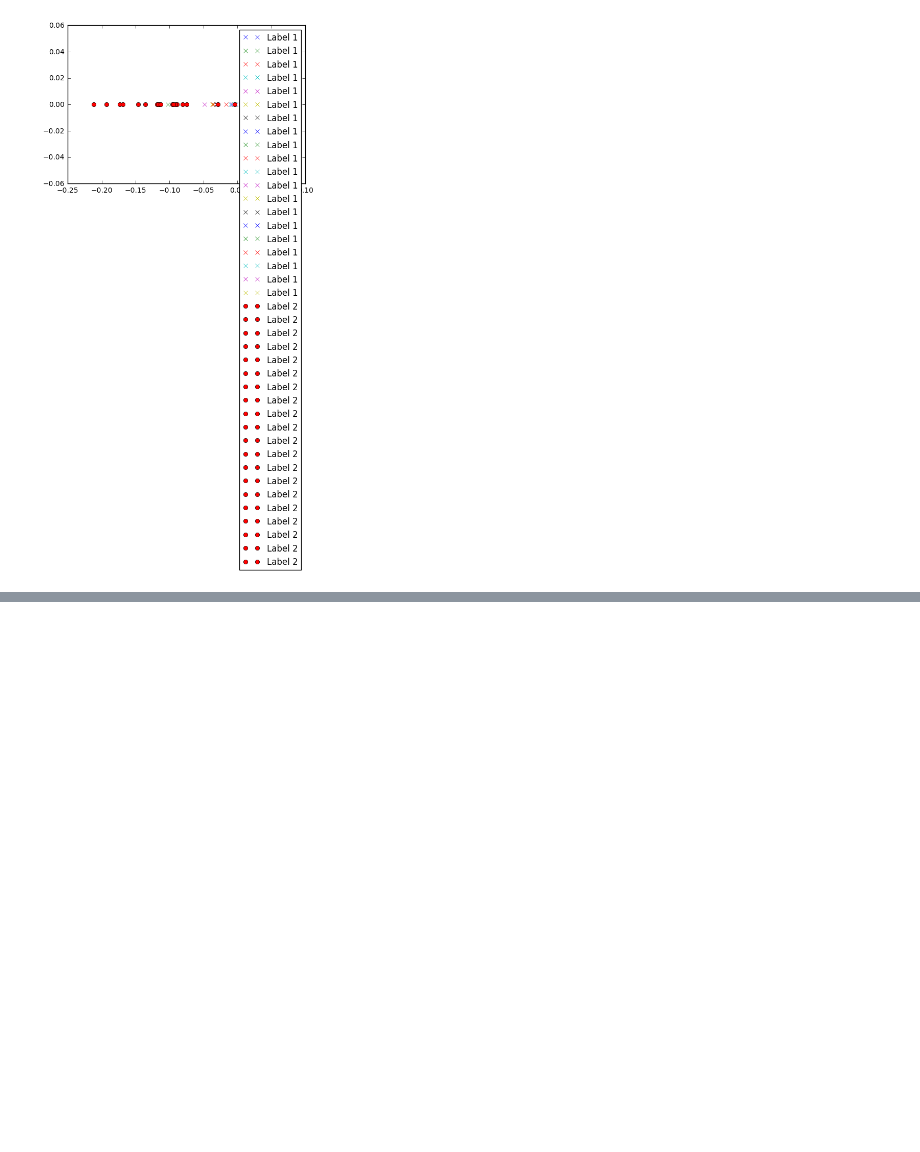
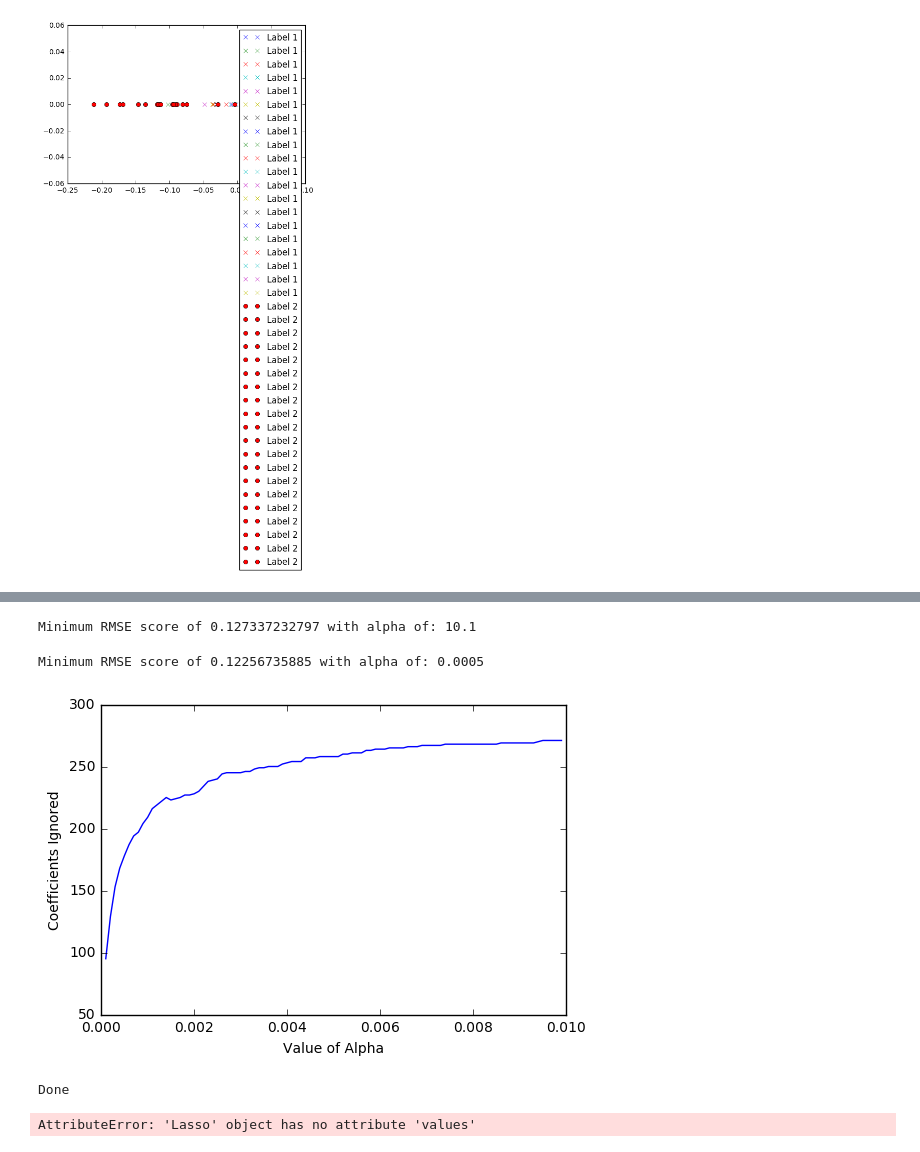
Before and after one commit to MSpearing/Data_Science, a Jupyter notebook: Lab4/Lab4_Michael.ipynb, the cells around one changed output, grey strips where cells are left out. Cells and saved outputs as stored; diff of their text form; code cells hidden in the pictures; blank space fills up the shorter version.

```diff
--- a/Lab4/Lab4_Michael.ipynb
+++ b/Lab4/Lab4_Michael.ipynb
@@ -151,0 +159,59 @@ Total Errots Fixed: 99
+# %%
+from sklearn.linear_model import Ridge, RidgeCV, Lasso
+from sklearn.cross_validation import cross_val_score
+# Train a Ridge Regression Model
+minScore = 99999
+minAlpha = 99999
+for alpha in range(1,200):
+    alpha =  alpha / 10.0
+    model_RR = Ridge(alpha)
+    crossVal_RR = np.sqrt(-cross_val_score(model_RR, X_train, y, scoring="mean_squared_error", cv = 5)).mean()
+    if(crossVal_RR < minScore):
+        minAlpha = alpha
+        minScore = crossVal_RR
+# Optimize alpha with cross validation
+print("Minimum RMSE score of " + str(minScore) + " with alpha of: " + str(minAlpha))
+# %% [output]
+Minimum RMSE score of 0.127337232797 with alpha of: 10.1
+# %%
+# Train a Lasso Regression Model
+minScore = 99999
+minAlpha = 99999
+model_Best = Lasso()
+for alpha in range(1,50):
+    alpha =  alpha / 10000.0
+    model_Lasso = Lasso(alpha).fit(X_train,y)
+    crossVal_Lasso = np.sqrt(-cross_val_score(model_Lasso, X_train, y, scoring="mean_squared_error", cv = 5)).mean()
+    if(crossVal_Lasso < minScore):
+        minAlpha = alpha
+        minScore = crossVal_Lasso
+        model_Best = model_Lasso
+# Optimize alpha with cross validation
+
+print("Minimum RMSE score of " + str(minScore) + " with alpha of: " + str(minAlpha))
+# %% [output]
+Minimum RMSE score of 0.12256735885 with alpha of: 0.0005
+# %%
+# Plot the L0 norm, number of zeros of the coefficients that lasso produces as alpha varies
+alphas = range(1,100)
+for a in alphas:
+    alphas[a - 1] = a / 10000.0
+numZero = [None] *len(alphas)
+for index in range(len(alphas)):
+    alpha = alphas[index]
+    model_Lasso = Lasso(alpha).fit(X_train,y)
+    coefs = pd.Series(model_Lasso.coef_)
+    numZero[index] = sum(coefs == 0)
+
+plt.plot(alphas, numZero)
+plt.xlabel('Value of Alpha')
+plt.ylabel('Coefficients Ignored')
+plt.show()
+print("Done")
+# %% [output]
+[figure, added]
+Done
+# %%
+print(model_Best.values())
+# %% [output]
+AttributeError: 'Lasso' object has no attribute 'values'
```
Also changed, not shown: parts of 4 cells of this notebook, 2 other files.
